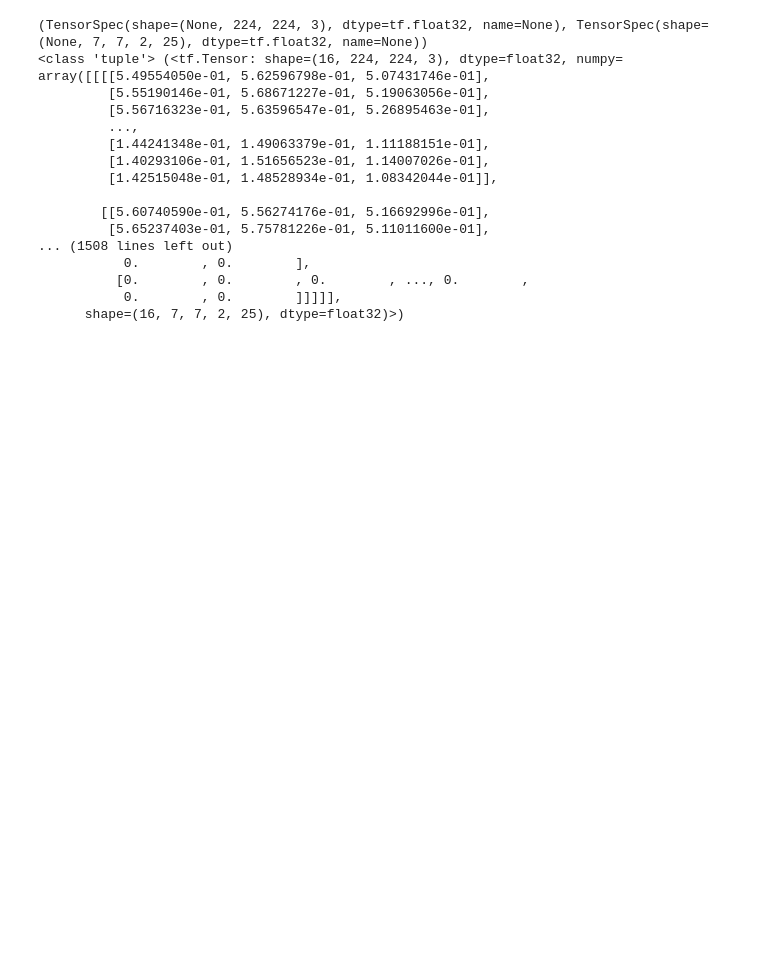
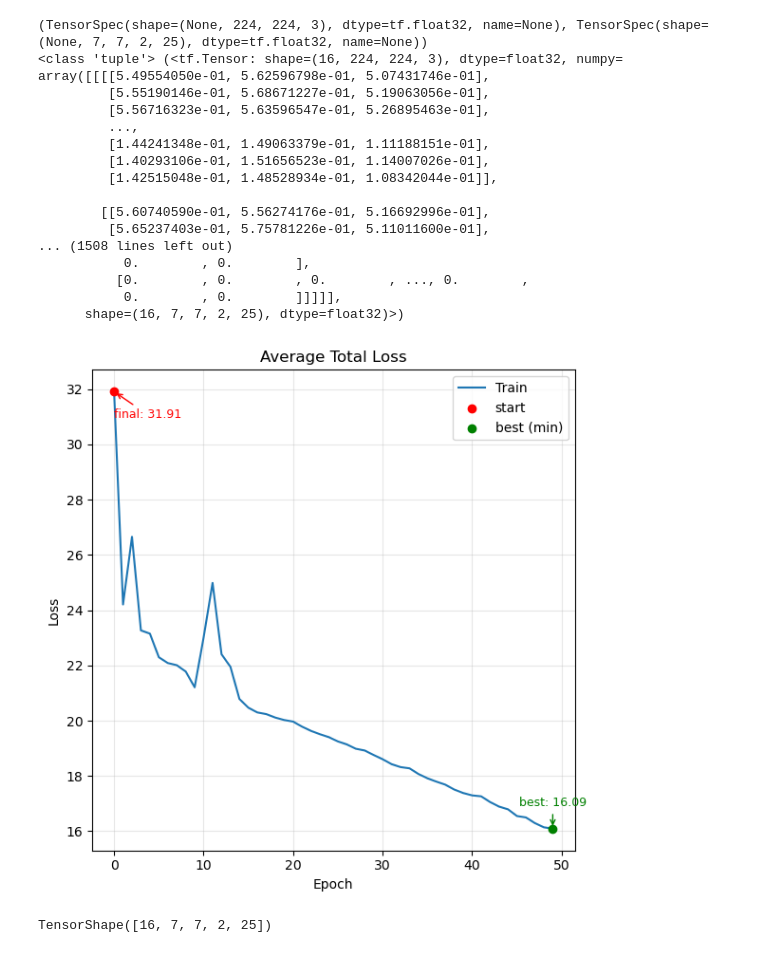
Before and after one commit to Kaizen0AI/yolo-from-scratch-tensorflow, a Jupyter notebook: training.ipynb, the cells around one changed output. Cells and saved outputs as stored; diff of their text form; code cells hidden in the pictures; blank space fills up the shorter version.

```diff
--- a/training.ipynb
+++ b/training.ipynb
@@ -120,3 +122,62 @@ array([[[[5.49554050e-01, 5.62596798e-01, 5.07431746e-01],
           [0.        , 0.        , 0.        , ..., 0.        ,
            0.        , 0.        ]]]]],
       shape=(16, 7, 7, 2, 25), dtype=float32)>)
+# %%
+import json
+def load_json(filepath):
+    with open(filepath, "r") as f:
+      return json.load(f)
+# %%
+history = load_json("history/history.json")
+# %%
+import matplotlib.pyplot as plt
+fig, axes = plt.subplots(1,1, figsize=(6,6))
+
+plt.plot(history["loss"], label="Train")
+
+plt.title("Average Total Loss")
+plt.xlabel("Epoch")
+plt.ylabel("Loss")
+plt.grid(alpha=0.3)
+#plt.legend()
+
+start_loss = history["loss"][0]
+x_start = 0
+
+min_loss = min(history["loss"])
+x_min = history["loss"].index(min_loss)
+
+plt.scatter(x_start, start_loss, color="red", zorder=5, label="start")
+plt.scatter(x_min, min_loss, color="green", zorder=5, label="best (min)")
+
+plt.annotate(
+    f"final: {start_loss:.2f}",
+    xy=(x_start, start_loss),
+    xytext=(x_start, start_loss*0.97),
+    arrowprops=dict(arrowstyle="->", color="red"),
+    ha="left",
+    color="red",
+    fontsize=9,
+)
+plt.annotate(
+    f"best: {min_loss:.2f}",
+    xy=(x_min, min_loss),
+    #xytext=(x_min, min_loss * 0.95),
+    xytext=(x_min, min_loss * 1.05),
+    arrowprops=dict(arrowstyle="->", color="green"),
+    ha="center",
+    color="green",
+    fontsize=9,
+)
+
+plt.legend()  # call after adding the scatter points so they appear in the legend
+
+plt.tight_layout()
+plt.savefig(
+    "images/avg_total_loss.png",
+    dpi=300,
+    bbox_inches="tight"
+)
+plt.show()
+# %% [output]
+[figure, added]
@@ -122,0 +198,4 @@ array([[[[5.49554050e-01, 5.62596798e-01, 5.07431746e-01],
+# %%
+preds.shape
+# %% [output]
+TensorShape([16, 7, 7, 2, 25])
```
Also changed, not shown: parts of 19 cells of this notebook, 5 other files.
